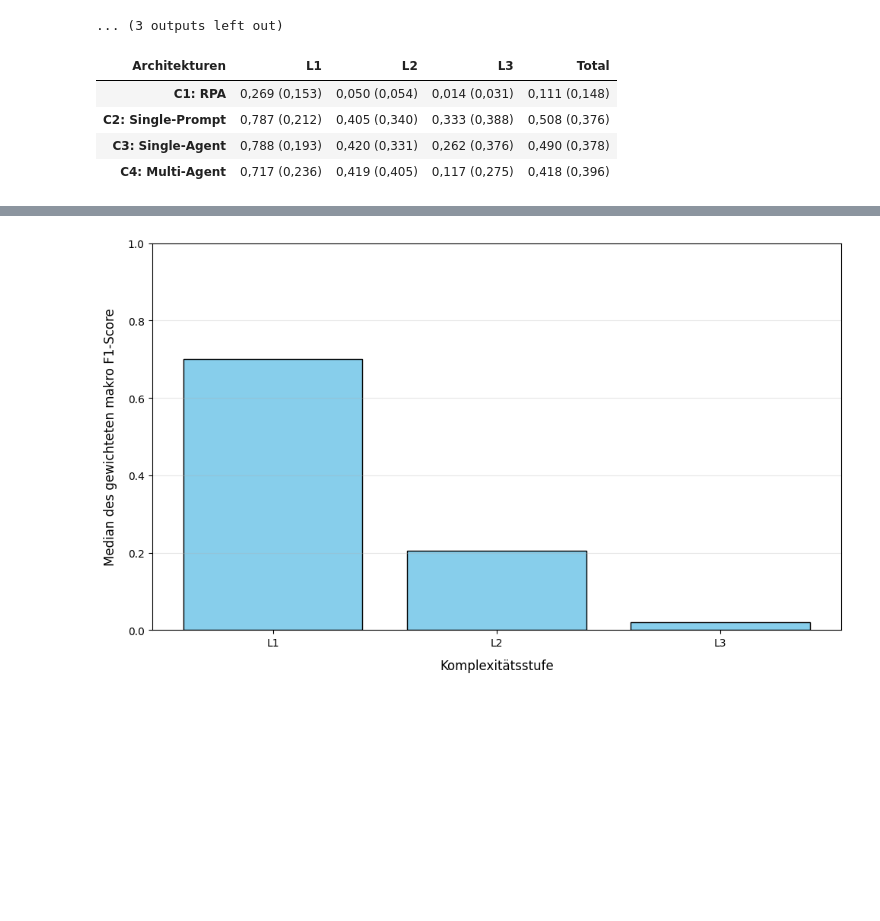
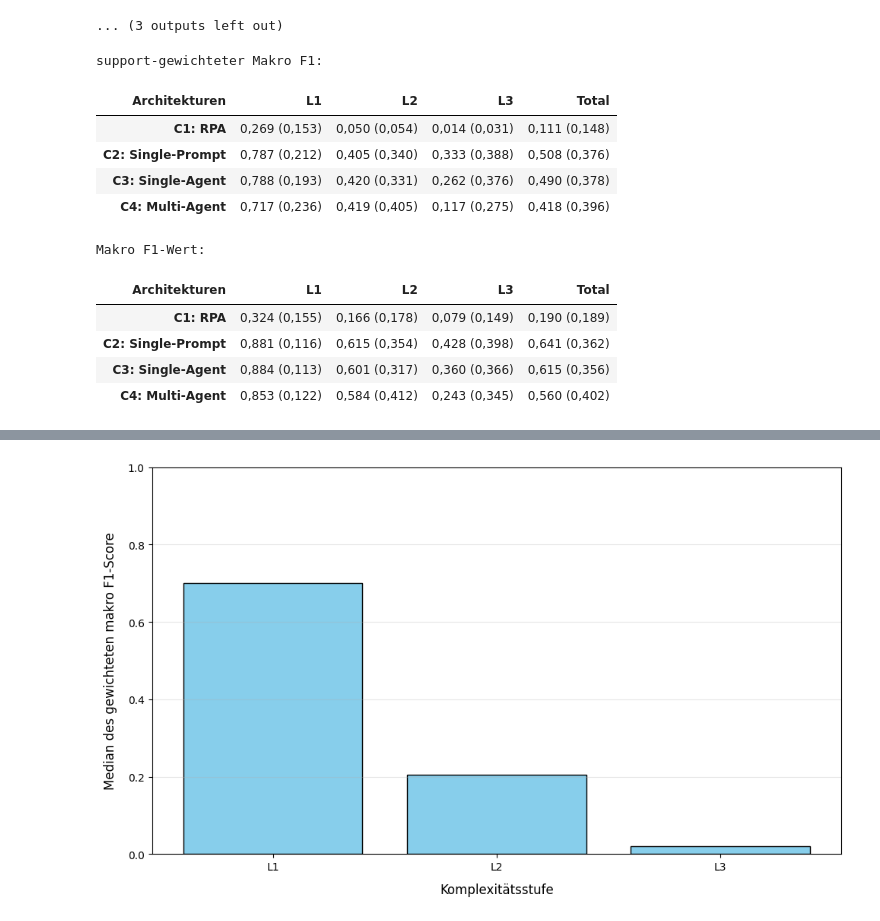
Before and after one commit to StefanEissler/doc-automation-architecture, a Jupyter notebook: notebooks/statistical_evaluation_A_internal.ipynb, the cells around one changed output, grey strips where cells are left out. Cells and saved outputs as stored; diff of their text form; code cells hidden in the pictures; blank space fills up the shorter version.

Commit message:
Add: micro-f1 and makro-f1

```diff
--- a/notebooks/statistical_evaluation_A_internal.ipynb
+++ b/notebooks/statistical_evaluation_A_internal.ipynb
@@ -341,11 +341,49 @@ df_result.index = [
 ]
 df_result.rename_axis("Architekturen", axis=1, inplace=True)
 
+print("support-gewichteter Makro F1:")
 display(df_result)
 df_result.to_csv("./tables/weighted_macro_f1_summary.csv", index=True, sep=";", decimal=",")
 # %% [output]
+support-gewichteter Makro F1:
 | Architekturen | L1 | L2 | L3 | Total |
 | C1: RPA | 0,269 (0,153) | 0,050 (0,054) | 0,014 (0,031) | 0,111 (0,148) |
 | C2: Single-Prompt | 0,787 (0,212) | 0,405 (0,340) | 0,333 (0,388) | 0,508 (0,376) |
 | C3: Single-Agent | 0,788 (0,193) | 0,420 (0,331) | 0,262 (0,376) | 0,490 (0,378) |
 | C4: Multi-Agent | 0,717 (0,236) | 0,419 (0,405) | 0,117 (0,275) | 0,418 (0,396) |
+# %%
+f1_data = metrics_table_large["macro_f1"][["mean", "std"]]
+
+f1_data_formatted = f1_data.apply(
+    lambda row: f"{row['mean']:.3f} ({row['std']:.3f})".replace(".", ","), axis=1
+)
+
+df_result = f1_data_formatted.unstack(level="complexity")
+
+total = df_A_gemini.groupby("condition")["macro_f1"].agg(["mean", "std"])
+df_result["Total"] = total.apply(
+    lambda row: f"{row['mean']:.3f} ({row['std']:.3f})".replace(".", ","),
+    axis=1,
+)
+
+df_result = df_result[["L1", "L2", "L3", "Total"]]
+df_result.index = [
+    "C1: RPA",
+    "C2: Single-Prompt",
+    "C3: Single-Agent",
+    "C4: Multi-Agent",
+]
+df_result.rename_axis("Architekturen", axis=1, inplace=True)
+
+print("Makro F1-Wert:")
+display(df_result)
+df_result.to_csv(
+    "./tables/macro_f1_summary.csv", index=True, sep=";", decimal=","
+)
+# %% [output]
+Makro F1-Wert:
+| Architekturen | L1 | L2 | L3 | Total |
+| C1: RPA | 0,324 (0,155) | 0,166 (0,178) | 0,079 (0,149) | 0,190 (0,189) |
+| C2: Single-Prompt | 0,881 (0,116) | 0,615 (0,354) | 0,428 (0,398) | 0,641 (0,362) |
+| C3: Single-Agent | 0,884 (0,113) | 0,601 (0,317) | 0,360 (0,366) | 0,615 (0,356) |
+| C4: Multi-Agent | 0,853 (0,122) | 0,584 (0,412) | 0,243 (0,345) | 0,560 (0,402) |
```
Also changed, not shown: parts of 6 cells of this notebook, 2 other files.
